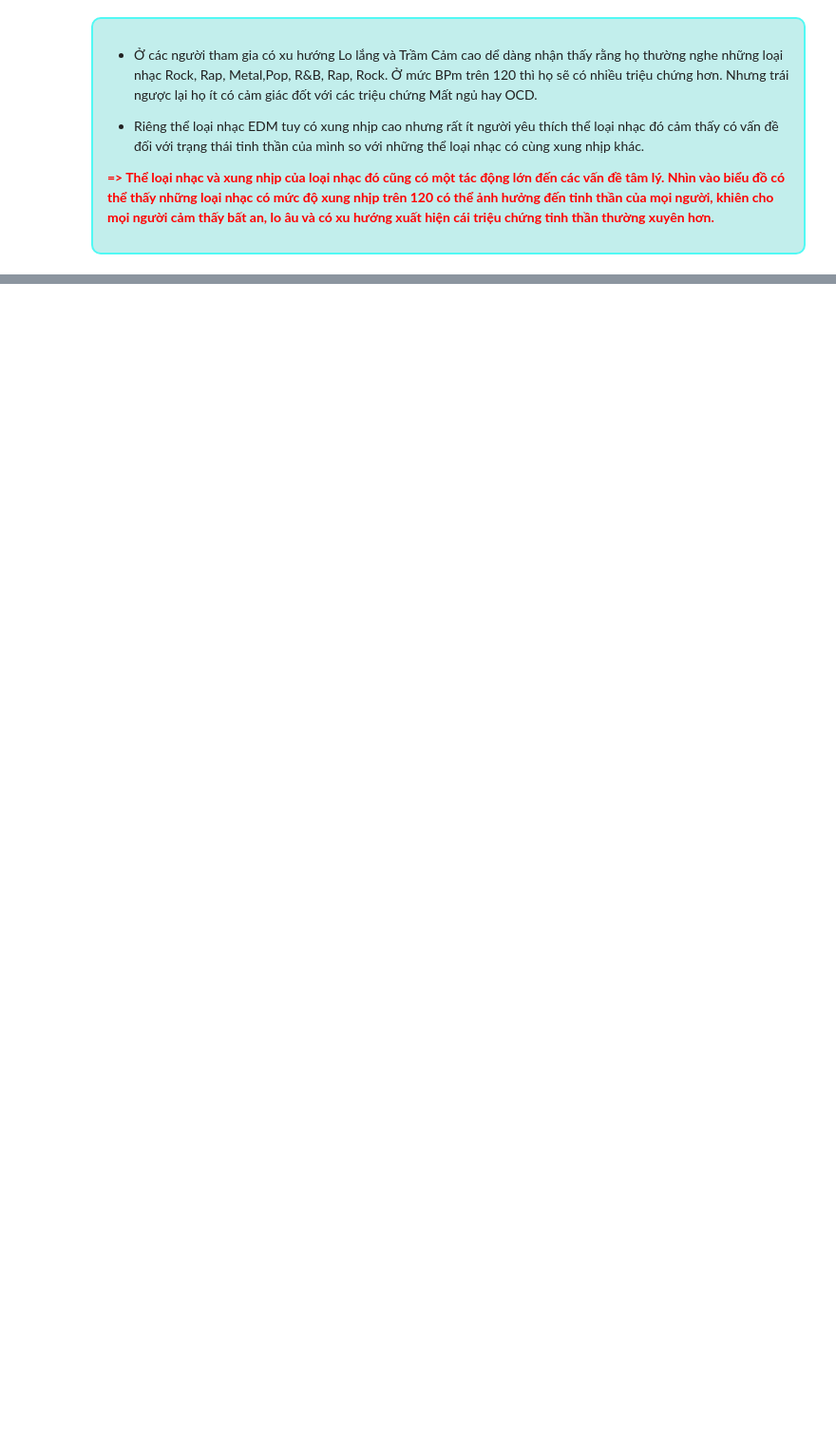
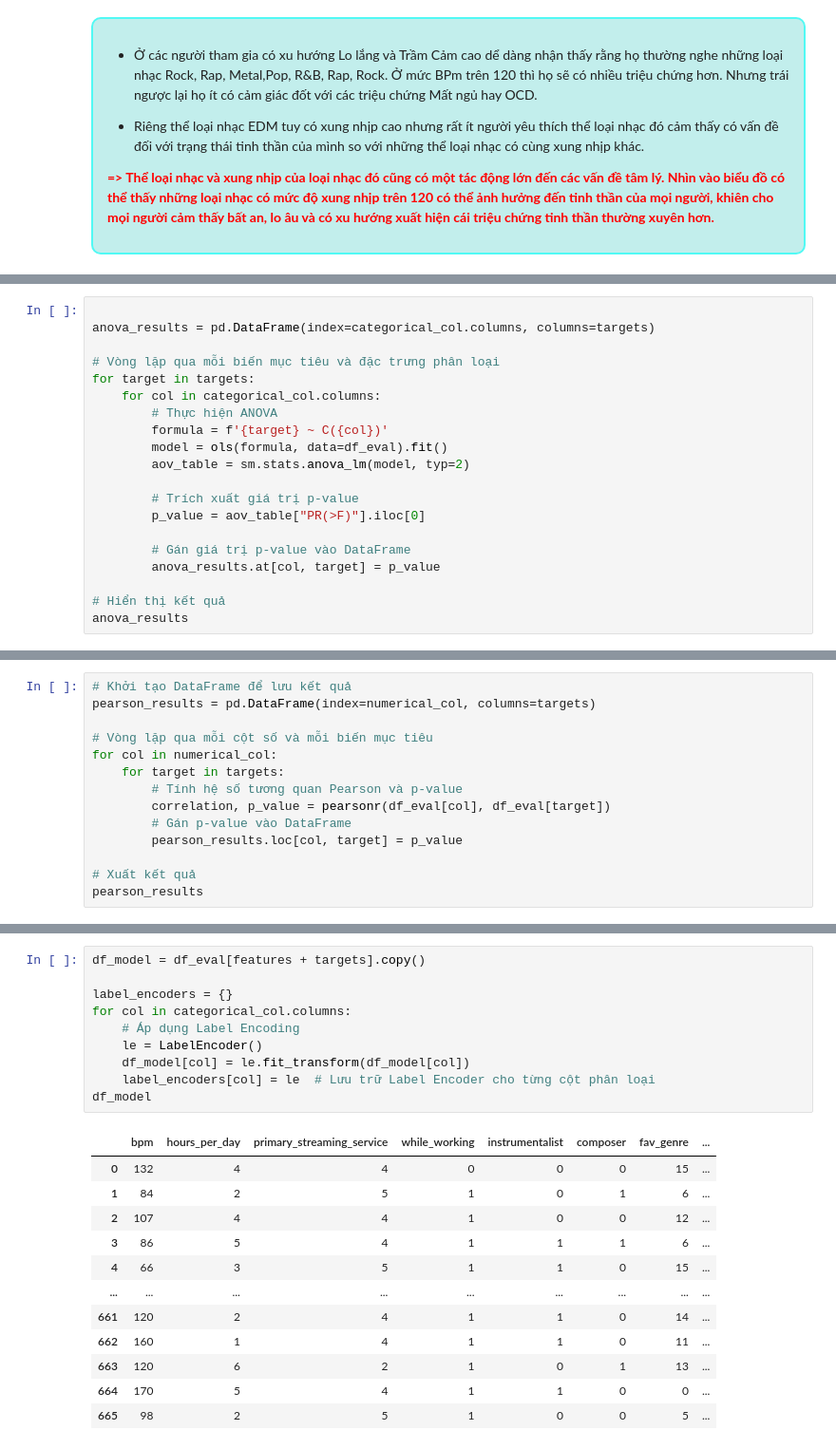
Before and after one commit to HungLVT/DS, a Jupyter notebook: 4.0-questions-and-answers.ipynb, the cells around one changed output, grey strips where cells are left out. Shown at 95% size. Drawn from its saved outputs; the diff is of its cells as text; blank space fills up the shorter version.

```diff
--- a/4.0-questions-and-answers.ipynb
+++ b/4.0-questions-and-answers.ipynb
@@ -951,0 +1037,20 @@ plt.show()
+# %%
+
+anova_results = pd.DataFrame(index=categorical_col.columns, columns=targets)
+
+# Vòng lặp qua mỗi biến mục tiêu và đặc trưng phân loại
+for target in targets:
+    for col in categorical_col.columns:
+        # Thực hiện ANOVA
+        formula = f'{target} ~ C({col})'
+        model = ols(formula, data=df_eval).fit()
+        aov_table = sm.stats.anova_lm(model, typ=2)
+
+        # Trích xuất giá trị p-value
+        p_value = aov_table["PR(>F)"].iloc[0]
+
+        # Gán giá trị p-value vào DataFrame
+        anova_results.at[col, target] = p_value
+
+# Hiển thị kết quả
+anova_results
@@ -951,0 +1091,14 @@ plt.show()
+# %%
+# Khởi tạo DataFrame để lưu kết quả
+pearson_results = pd.DataFrame(index=numerical_col, columns=targets)
+
+# Vòng lặp qua mỗi cột số và mỗi biến mục tiêu
+for col in numerical_col:
+    for target in targets:
+        # Tính hệ số tương quan Pearson và p-value
+        correlation, p_value = pearsonr(df_eval[col], df_eval[target])
+        # Gán p-value vào DataFrame
+        pearson_results.loc[col, target] = p_value
+
+# Xuất kết quả
+pearson_results
@@ -951,0 +1143,23 @@ plt.show()
+# %%
+df_model = df_eval[features + targets].copy()
+
+label_encoders = {}
+for col in categorical_col.columns:
+    # Áp dụng Label Encoding
+    le = LabelEncoder()
+    df_model[col] = le.fit_transform(df_model[col])
+    label_encoders[col] = le  # Lưu trữ Label Encoder cho từng cột phân loại
+df_model
+# %% [output]
+|  | bpm | hours_per_day | primary_streaming_service | while_working | instrumentalist | composer | fav_genre | ... |
+| 0 | 132 | 4 | 4 | 0 | 0 | 0 | 15 | ... |
+| 1 | 84 | 2 | 5 | 1 | 0 | 1 | 6 | ... |
+| 2 | 107 | 4 | 4 | 1 | 0 | 0 | 12 | ... |
+| 3 | 86 | 5 | 4 | 1 | 1 | 1 | 6 | ... |
+| 4 | 66 | 3 | 5 | 1 | 1 | 0 | 15 | ... |
+| ... | ... | ... | ... | ... | ... | ... | ... | ... |
+| 661 | 120 | 2 | 4 | 1 | 1 | 0 | 14 | ... |
+| 662 | 160 | 1 | 4 | 1 | 1 | 0 | 11 | ... |
+| 663 | 120 | 6 | 2 | 1 | 0 | 1 | 13 | ... |
+| 664 | 170 | 5 | 4 | 1 | 1 | 0 | 0 | ... |
+| 665 | 98 | 2 | 5 | 1 | 0 | 0 | 5 | ... |
```
Also changed, not shown: parts of 21 cells of this notebook, 14 other files.
